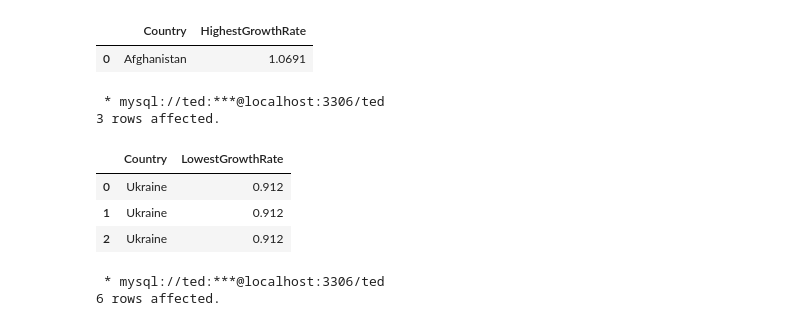
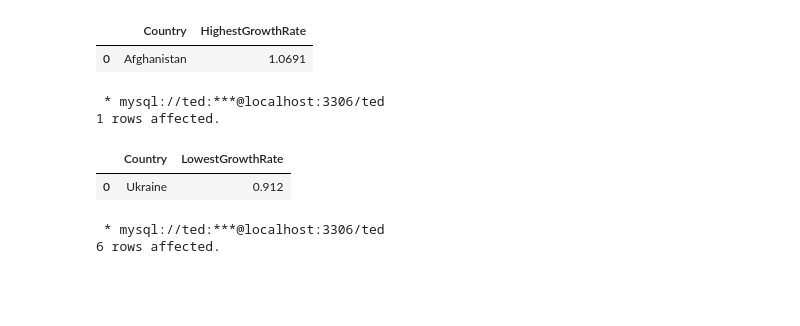
Before and after one commit to Murega14/WorldPopulation, a Jupyter notebook: Worldpopulation.ipynb, the cells around one changed output. Cells and saved outputs as stored; diff of their text form; code cells hidden in the pictures; blank space fills up the shorter version.

```diff
--- a/Worldpopulation.ipynb
+++ b/Worldpopulation.ipynb
@@ -194,16 +190,14 @@ SELECT Country, MAX(Growthrate) AS HighestGrowthRate FROM population;
 # %%
 %%sql
 #showing the country with the least growth rate in percentage
-SELECT Country, Growthrate AS LowestGrowthRate FROM population
+SELECT DISTINCT Country, Growthrate AS LowestGrowthRate FROM population
 WHERE Growthrate =
 (SELECT MIN(Growthrate) FROM population)
 # %% [output]
  * mysql://ted:***@localhost:3306/ted
-3 rows affected.
+1 rows affected.
 |  | Country | LowestGrowthRate |
 | 0 | Ukraine | 0.912 |
-| 1 | Ukraine | 0.912 |
-| 2 | Ukraine | 0.912 |
 # %%
 %%sql
 SELECT DISTINCT Continent FROM population;
```
Also changed, not shown: parts of 11 cells of this notebook.
